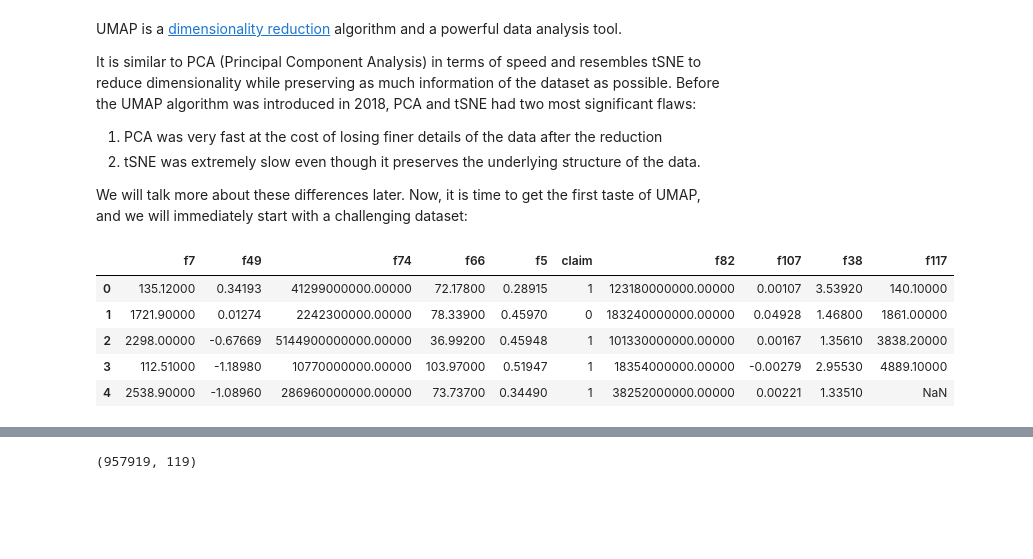
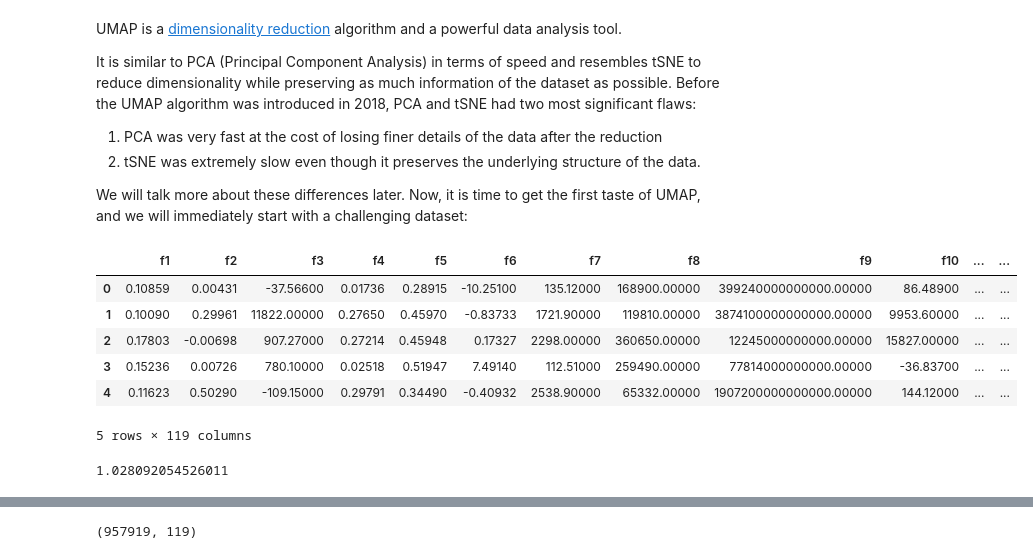
Before and after one commit to harnalashok/DataVisualization, a Jupyter notebook: umap_tutorial_on_100_dimensional_data.ipynb, the cells around one changed output, grey strips where cells are left out. Saved outputs shown, nothing was run; the diff lists cells and outputs as text; code cells hidden in the pictures; blank space fills up the shorter version.

```diff
--- a/umap_tutorial_on_100_dimensional_data.ipynb
+++ b/umap_tutorial_on_100_dimensional_data.ipynb
@@ -42,13 +69,20 @@ It is similar to PCA (Principal Component Analysis) in terms of speed and resemb
 2) tSNE was extremely slow even though it preserves the underlying structure of the data.
 
 We will talk more about these differences later. Now, it is time to get the first taste of UMAP, and we will immediately start with a challenging dataset:
-# %%
-tps = pd.read_csv("../input/tabular-playground-series-sep-2021/train.csv").drop("id", axis=1)
-tps.head().sample(10, axis=1)
-# %% [output]
-|  | f7 | f49 | f74 | f66 | f5 | claim | f82 | f107 | f38 | f117 |
-| 0 | 135.12000 | 0.34193 | 41299000000.00000 | 72.17800 | 0.28915 | 1 | 123180000000.00000 | 0.00107 | 3.53920 | 140.10000 |
-| 1 | 1721.90000 | 0.01274 | 2242300000.00000 | 78.33900 | 0.45970 | 0 | 183240000000.00000 | 0.04928 | 1.46800 | 1861.00000 |
-| 2 | 2298.00000 | -0.67669 | 5144900000000.00000 | 36.99200 | 0.45948 | 1 | 101330000000.00000 | 0.00167 | 1.35610 | 3838.20000 |
-| 3 | 112.51000 | -1.18980 | 10770000000.00000 | 103.97000 | 0.51947 | 1 | 18354000000.00000 | -0.00279 | 2.95530 | 4889.10000 |
-| 4 | 2538.90000 | -1.08960 | 286960000000.00000 | 73.73700 | 0.34490 | 1 | 38252000000.00000 | 0.00221 | 1.33510 | NaN |
+# %%
+datapath = "/content/drive/MyDrive/Colab_data_files/tps_sep2021/"
+# %%
+start = time.time()
+tps = pd.read_csv(datapath + "train.csv.zip").drop("id", axis=1)
+tps.head()
+end = time.time()
+print((end-start)/60)    # Takes about 60seconds
+# %% [output]
+|  | f1 | f2 | f3 | f4 | f5 | f6 | f7 | f8 | f9 | f10 | ... | ... |
+| 0 | 0.10859 | 0.00431 | -37.56600 | 0.01736 | 0.28915 | -10.25100 | 135.12000 | 168900.00000 | 399240000000000.00000 | 86.48900 | ... | ... |
+| 1 | 0.10090 | 0.29961 | 11822.00000 | 0.27650 | 0.45970 | -0.83733 | 1721.90000 | 119810.00000 | 3874100000000000.00000 | 9953.60000 | ... | ... |
+| 2 | 0.17803 | -0.00698 | 907.27000 | 0.27214 | 0.45948 | 0.17327 | 2298.00000 | 360650.00000 | 12245000000000.00000 | 15827.00000 | ... | ... |
+| 3 | 0.15236 | 0.00726 | 780.10000 | 0.02518 | 0.51947 | 7.49140 | 112.51000 | 259490.00000 | 77814000000000.00000 | -36.83700 | ... | ... |
+| 4 | 0.11623 | 0.50290 | -109.15000 | 0.29791 | 0.34490 | -0.40932 | 2538.90000 | 65332.00000 | 1907200000000000.00000 | 144.12000 | ... | ... |
+5 rows × 119 columns
+1.028092054526011
```
Also changed, not shown: parts of 12 cells of this notebook.
